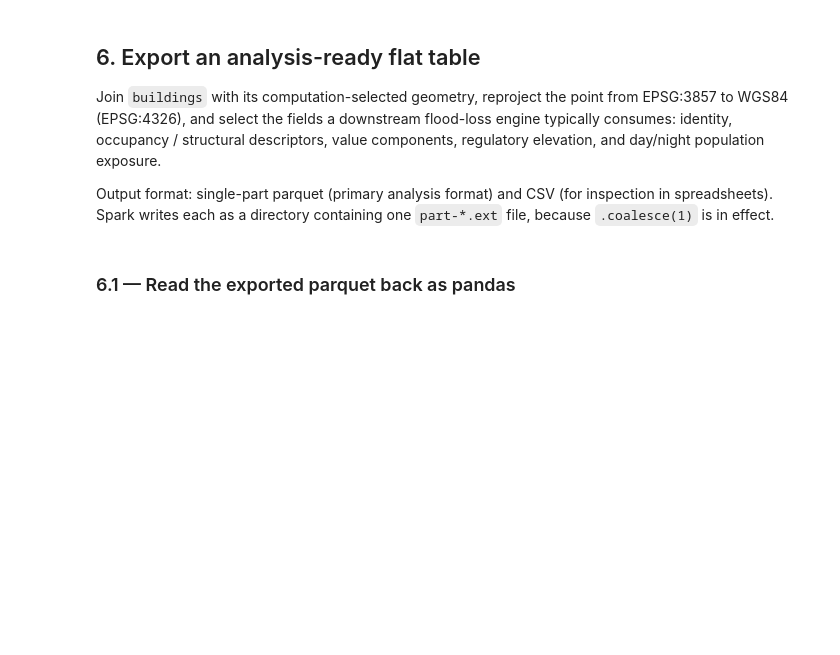
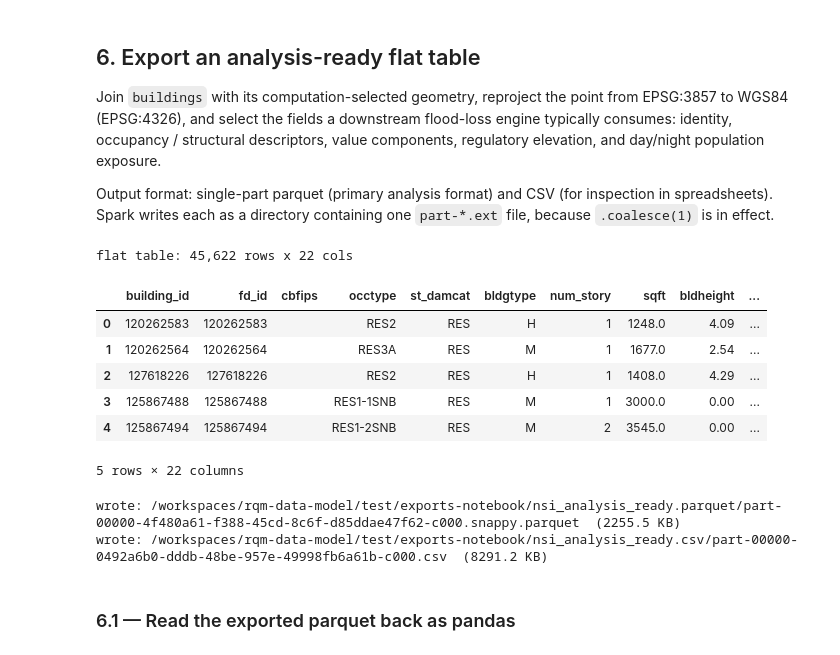
Before and after one commit to fema-ffrd/rqm-data-model, a Jupyter notebook: notebooks/nsi_demo.ipynb, the cells around one changed output. Cells and saved outputs as stored; diff of their text form; code cells hidden in the pictures; blank space fills up the shorter version.

Commit message:
nsi minimal data model edits

```diff
--- a/notebooks/nsi_demo.ipynb
+++ b/notebooks/nsi_demo.ipynb
@@ -44,11 +54,25 @@ print(f'exports:   {OUT_DIR}')
 reuse it here so the notebook and the CLI stay in sync.
 # %%
 import shutil
+
 if WAREHOUSE.exists():
     shutil.rmtree(WAREHOUSE)
 WAREHOUSE.mkdir(parents=True, exist_ok=True)
 
-from ingest_nsi import build_spark, apply_schema, load_buildings, load_geometries, NSI_SCALAR_FIELDS
+from ingest_nsi import (
+    NSI_SCALAR_FIELDS,
+    SparkSettings,
+    apply_schema,
+    build_spark,
+    load_buildings,
+    load_geometries,
+    sedona_geom_sql,
+)
 
-spark = build_spark(WAREHOUSE, catalog=CATALOG)
-print(f'Spark {spark.version}')
+settings = SparkSettings(
+    warehouse=WAREHOUSE,
+    catalog=CATALOG,
+    master="local[*]",  # Use all available cores locally
+    conf={"spark.driver.memory": "8g"},
+)  # Set driver memory to 8 GB
+spark = build_spark(settings)
@@ -208,45 +303,57 @@ Output format: single-part parquet (primary analysis format) and CSV
 (for inspection in spreadsheets). Spark writes each as a directory
 containing one `part-*.ext` file, because `.coalesce(1)` is in effect.
 # %%
-flat = spark.sql(f'''
+flat = spark.sql(f"""
     WITH pt AS (
         SELECT building_id,
-               ST_Transform(ST_GeomFromWKB(geom), 'EPSG:3857', 'EPSG:4326') AS geom_wgs84
+               ST_Transform({sedona_geom_sql()}, 'EPSG:3857', 'EPSG:4326') AS geom_wgs84
         FROM {CATALOG}.geometries
         WHERE role = 'point' AND purpose = 'computation' AND is_selected_for_export = TRUE
     )
     SELECT
         b.building_id, b.fd_id, b.cbfips,
         b.occtype, b.st_damcat, b.bldgtype,
         b.num_story, b.sqft, b.bldheight,
         b.found_type, b.found_ht,
         b.val_struct, b.val_cont, b.val_vehic,
         b.firmzone, b.static_bfe, b.ground_elv,
         b.pop2amu65 + b.pop2amo65 AS pop_2am,
         b.pop2pmu65 + b.pop2pmo65 AS pop_2pm,
         b.u65disable + b.o65disable AS pop_disabled,
         ST_X(pt.geom_wgs84) AS lon_wgs84,
         ST_Y(pt.geom_wgs84) AS lat_wgs84
     FROM {CATALOG}.buildings b
     JOIN pt USING (building_id)
-''')
+""")
 flat.cache()
-print(f'flat table: {flat.count():,} rows x {len(flat.columns)} cols')
+print(f"flat table: {flat.count():,} rows x {len(flat.columns)} cols")
 flat.limit(5).toPandas()
+# %% [output]
+flat table: 45,622 rows x 22 cols
+|  | building_id | fd_id | cbfips | occtype | st_damcat | bldgtype | num_story | sqft | bldheight | ... |
+| 0 | 120262583 | 120262583 |  | RES2 | RES | H | 1 | 1248.0 | 4.09 | ... |
+| 1 | 120262564 | 120262564 |  | RES3A | RES | M | 1 | 1677.0 | 2.54 | ... |
+| 2 | 127618226 | 127618226 |  | RES2 | RES | H | 1 | 1408.0 | 4.29 | ... |
+| 3 | 125867488 | 125867488 |  | RES1-1SNB | RES | M | 1 | 3000.0 | 0.00 | ... |
+| 4 | 125867494 | 125867494 |  | RES1-2SNB | RES | M | 2 | 3545.0 | 0.00 | ... |
+5 rows × 22 columns
 # %%
 if OUT_DIR.exists():
     shutil.rmtree(OUT_DIR)
 OUT_DIR.mkdir(parents=True, exist_ok=True)
 
-parquet_dir = OUT_DIR / 'nsi_analysis_ready.parquet'
-csv_dir     = OUT_DIR / 'nsi_analysis_ready.csv'
+parquet_dir = OUT_DIR / "nsi_analysis_ready.parquet"
+csv_dir = OUT_DIR / "nsi_analysis_ready.csv"
 
-flat.coalesce(1).write.mode('overwrite').parquet(str(parquet_dir))
-flat.coalesce(1).write.mode('overwrite').option('header', True).csv(str(csv_dir))
+flat.coalesce(1).write.mode("overwrite").parquet(str(parquet_dir))
+flat.coalesce(1).write.mode("overwrite").option("header", True).csv(str(csv_dir))
 
 for d in (parquet_dir, csv_dir):
-    for f in sorted(d.glob('part-*')):
-        print(f'wrote: {f}  ({f.stat().st_size / 1024:.1f} KB)')
+    for f in sorted(d.glob("part-*")):
+        print(f"wrote: {f}  ({f.stat().st_size / 1024:.1f} KB)")
+# %% [output]
+wrote: /workspaces/rqm-data-model/test/exports-notebook/nsi_analysis_ready.parquet/part-00000-4f480a61-f388-45cd-8c6f-d85ddae47f62-c000.snappy.parquet  (2255.5 KB)
+wrote: /workspaces/rqm-data-model/test/exports-notebook/nsi_analysis_ready.csv/part-00000-0492a6b0-dddb-48be-957e-49998fb6a61b-c000.csv  (8291.2 KB)
 # %% [markdown]
 ### 6.1 — Read the exported parquet back as pandas
 # %%
```
Also changed, not shown: parts of 12 cells of this notebook, 24 other files.
